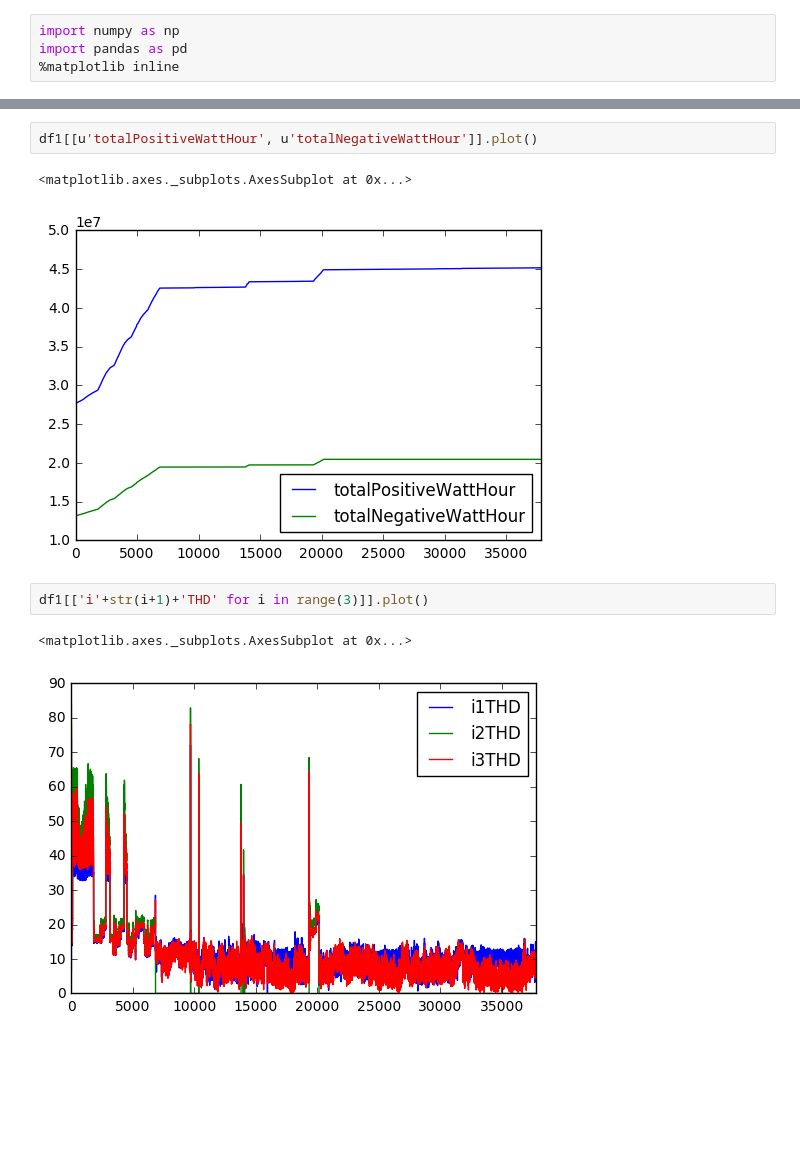
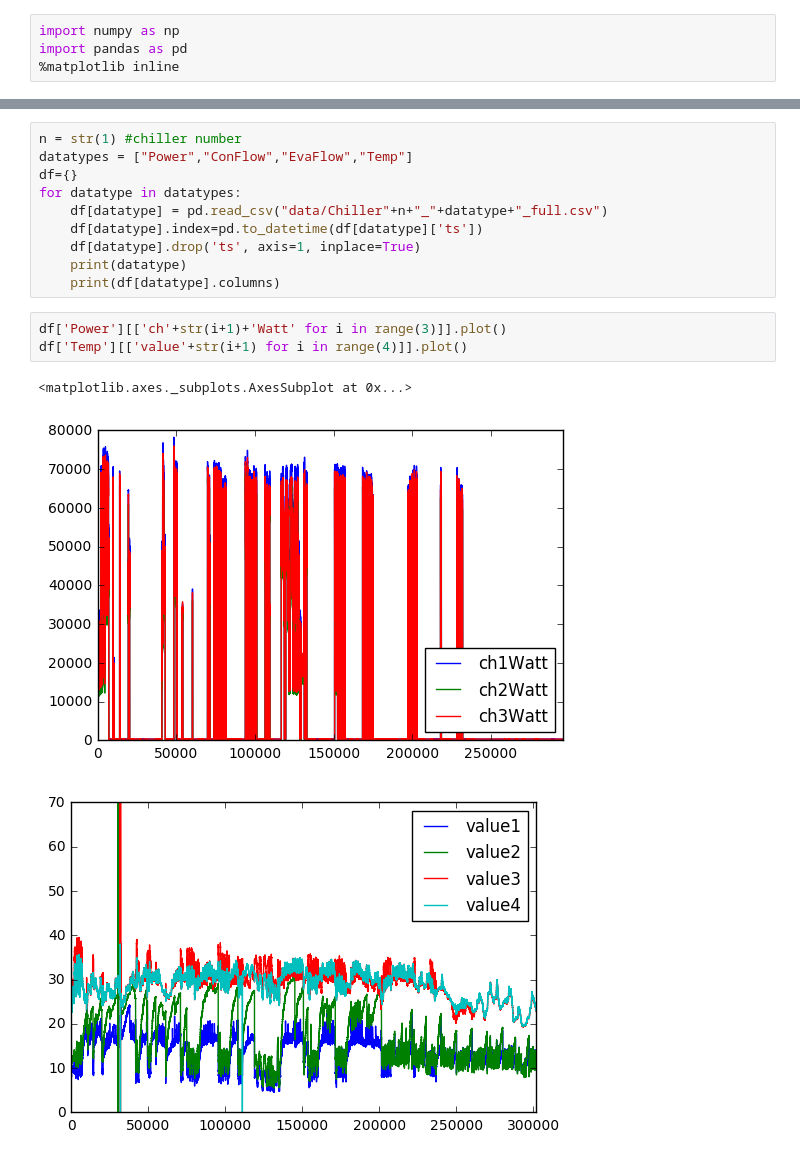
Before and after one commit to yujia21/datathon2017, a Jupyter notebook: Visualization.ipynb, the cells around one changed output, grey strips where cells are left out. Saved outputs shown, nothing was run; the diff lists cells and outputs as text; blank space fills up the shorter version.

Commit message:
updated visualization

```diff
--- a/Visualization.ipynb
+++ b/Visualization.ipynb
@@ -29,10 +5,17 @@ df1[[u'ts', u'totalPositiveWattHour', u'totalNegativeWattHour',
-# %%
-df1[[u'totalPositiveWattHour', u'totalNegativeWattHour']].plot()
-# %% [output]
-<matplotlib.axes._subplots.AxesSubplot at 0x...>
-[figure, removed]
+# %%
+n = str(1) #chiller number
+datatypes = ["Power","ConFlow","EvaFlow","Temp"]
+df={}
+for datatype in datatypes:
+    df[datatype] = pd.read_csv("data/Chiller"+n+"_"+datatype+"_full.csv")
+    df[datatype].index=pd.to_datetime(df[datatype]['ts'])
+    df[datatype].drop('ts', axis=1, inplace=True)
+    print(datatype)
+    print(df[datatype].columns)
 # %%
-df1[['i'+str(i+1)+'THD' for i in range(3)]].plot()
+df['Power'][['ch'+str(i+1)+'Watt' for i in range(3)]].plot()
+df['Temp'][['value'+str(i+1) for i in range(4)]].plot()
 # %% [output]
 <matplotlib.axes._subplots.AxesSubplot at 0x...>
-[figure, old version]
+[figure, new version]
+[figure, added]
```
Also changed, not shown: parts of 23 cells of this notebook.
